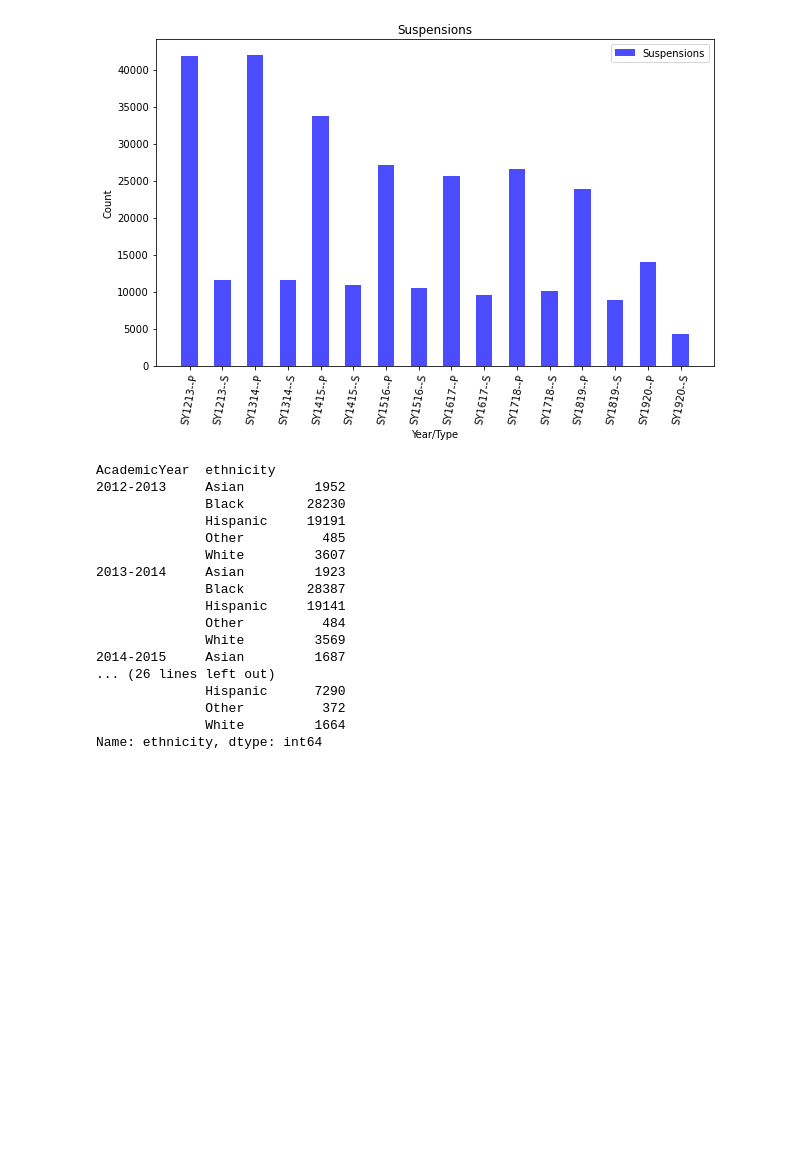
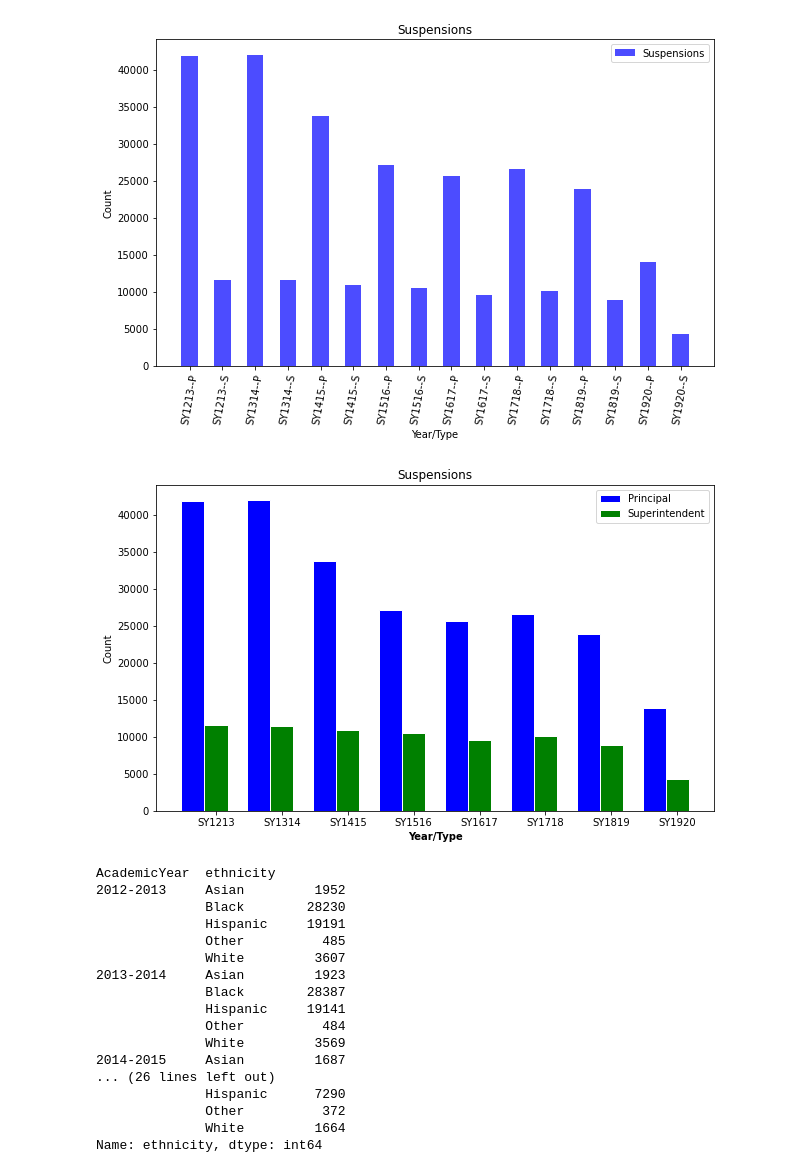
Before and after one commit to hdbedwell/Exploring_Disproportionality, a Jupyter notebook: 12142020 Disproportionality Analysis.ipynb, the cells around one changed output. Cells and saved outputs as stored; diff of their text form; code cells hidden in the pictures; blank space fills up the shorter version.

Commit message:
feat: Add and update visuals

```diff
--- a/12142020 Disproportionality Analysis.ipynb
+++ b/12142020 Disproportionality Analysis.ipynb
@@ -883,6 +883,41 @@ plt.legend()
 # %% [output]
 <matplotlib.legend.Legend at 0x...>
 [figure]
+# %%
+#Source: https://python-graph-gallery.com/11-grouped-barplot/
+
+plt.figure(figsize=(10, 6))
+
+# set width of bar
+barWidth = 0.35
+
+# set height of bar
+bars1 = [41884, 41990, 33753, 27122, 25696, 26578, 23936, 13937]
+bars2 = [11581, 11514, 10873, 10525, 9538, 10090, 8865, 4278]
+
+
+# Set position of bar on X axis
+r1 = np.arange(len(bars1))
+r2 = [x + barWidth for x in r1]
+
+
+# Make the plot
+plt.bar(r1, bars1, color='b', width=barWidth, edgecolor='white', label='Principal')
+plt.bar(r2, bars2, color='g', width=barWidth, edgecolor='white', label='Superintendent')
+
+
+# Add xticks on the middle of the group bars
+plt.xlabel('Year/Type', fontweight='bold')
+#plt.xticks(rotation=80)
+plt.ylabel('Count')
+plt.xticks([r + barWidth for r in range(len(bars1))], ['SY1213', 'SY1314', 'SY1415', 'SY1516', 'SY1617', 'SY1718', 'SY1819', 'SY1920'])
+plt.title('Suspensions')
+
+# Create legend & Show graphic
+plt.legend()
+plt.show()
+# %% [output]
+[figure, added]
 # %%
 race_susp_counts = susp_final.groupby(['AcademicYear', 'ethnicity']).ethnicity.count()
 race_susp_counts
```
Also changed, not shown: parts of 6 cells of this notebook.
